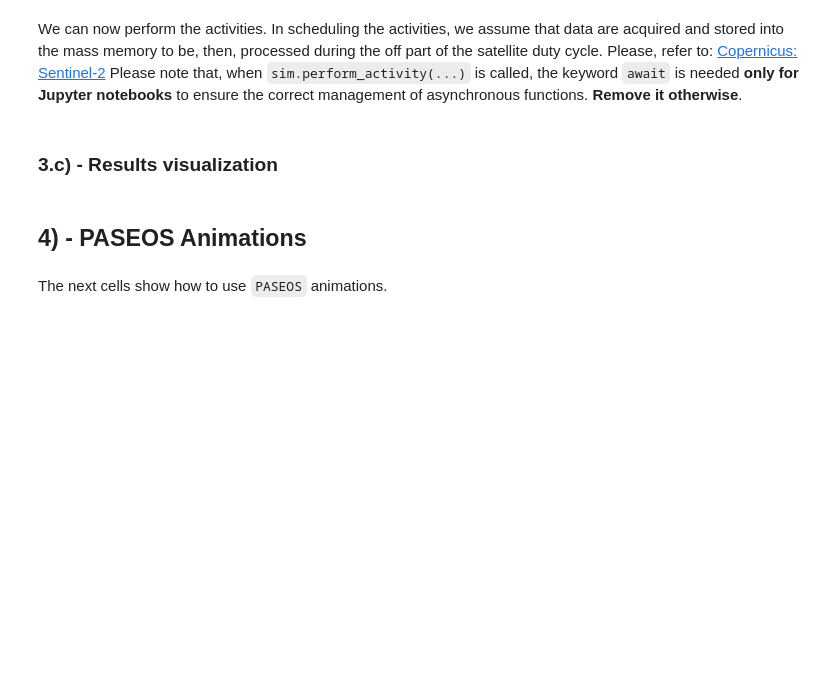
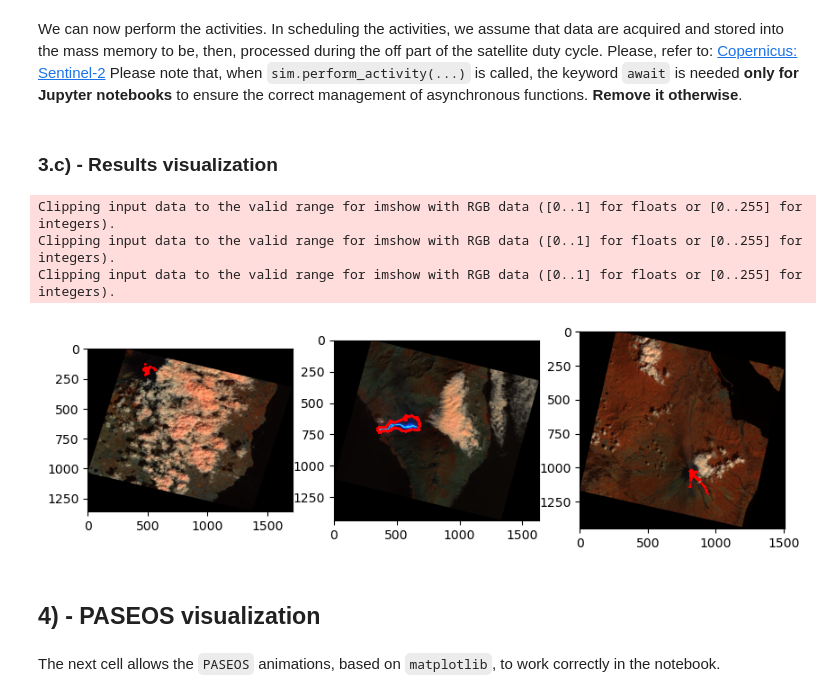
Before and after one commit to aidotse/PASEOS, a Jupyter notebook: examples/Sentinel_2_example_notebook/Sentinel2_example_notebook.ipynb, the cells around one changed output. Saved outputs shown, nothing was run; the diff lists cells and outputs as text; code cells hidden in the pictures; blank space fills up the shorter version.

```diff
--- a/examples/Sentinel_2_example_notebook/Sentinel2_example_notebook.ipynb
+++ b/examples/Sentinel_2_example_notebook/Sentinel2_example_notebook.ipynb
@@ -21,20 +28,17 @@ set_log_level("INFO")
 # %%
-# Define central body
-earth = pk.planet.jpl_lp("earth")
-# Defining today date as pk.epoch (27 - 10 - 22)
-today=pk.epoch(8335.5, "mjd2000")
+paseos.set_log_level("INFO")
 # %% [markdown]
 # 1) - Instantiate Sentinel 2 space actors
 # %% [markdown]
 First of all, let's create the scaffolds for **S2A** and **S2B**. The scaffolds are objects which are not equipped with any `communication_device` nor `power_devices`. Furthermore, they neither have any `orbit`.
 # %%
 S2A = ActorBuilder.get_actor_scaffold(
-    "Sentinel2-A", SpacecraftActor, [0,0,0], today
+    "Sentinel2-A", SpacecraftActor, [0,0,0], pk.epoch(0)
 )
 
 # Define local actor
 S2B = ActorBuilder.get_actor_scaffold(
-    "Sentinel2-B", SpacecraftActor, [0,0,0], today
+    "Sentinel2-B", SpacecraftActor, [0,0,0], pk.epoch(0)
 )
 # %% [markdown]
 #### 1.a) - Add an orbit for S2A and S2B
@@ -46,8 +50,8 @@ earth = pk.planet.jpl_lp("earth")
 # %% [markdown]
 To find a realistic orbits for **S2A** and **S2B**, we can exploit `Two Line Elements (TLEs)` (Downloaded on 27-10-2022). This would allow finding their ephemerides at time = 27-10-2022 12:00:00.
 # %%
-#Define today (27-10-22)
-today = pk.epoch(8335.5,"mjd2000")
+#Define today as pykep epoch (27-10-22)
+today = pk.epoch_from_string('2022-10-27 12:00:00.000')
 
 sentinel2A_line1 = "1 40697U 15028A   22300.01175178 -.00001065  00000+0 -38995-3 0  9999"
 sentinel2A_line2 = "2 40697  98.5650  12.8880 0001080  78.8662 281.2690 14.30806819383668"
@@ -165,13 +180,13 @@ for n in range(len(data_to_acquire)):
 # %% [markdown]
 ### 3.c) - Results visualization
 # %%
-import matplotlib.pyplot as plt
-fig, ax=plt.subplots(1,3,figsize=(20,20))
+fig, ax=plt.subplots(1,3,figsize=(10,10))
 
 for n in range(3):
     ax[n].imshow(data_acquired[n][0])
     ax[n].contour(output_event_masks[n][0], colors="r")
+# %% [output]
+Clipping input data to the valid range for imshow with RGB data ([0..1] for floats or [0..255] for integers).
+Clipping input data to the valid range for imshow with RGB data ([0..1] for floats or [0..255] for integers).
+Clipping input data to the valid range for imshow with RGB data ([0..1] for floats or [0..255] for integers).
+[figure, added]
-# %% [markdown]
-## 4) - PASEOS Animations
-# %% [markdown]
-The next cells show how to use `PASEOS` animations.
@@ -193,0 +193,4 @@ for x in range(100):
+# %% [markdown]
+## 4) - PASEOS visualization
+# %% [markdown]
+The next cell allows the `PASEOS` animations, based on `matplotlib`, to work correctly in the notebook.
```
Also changed, not shown: parts of 15 cells of this notebook, 5 other files.
